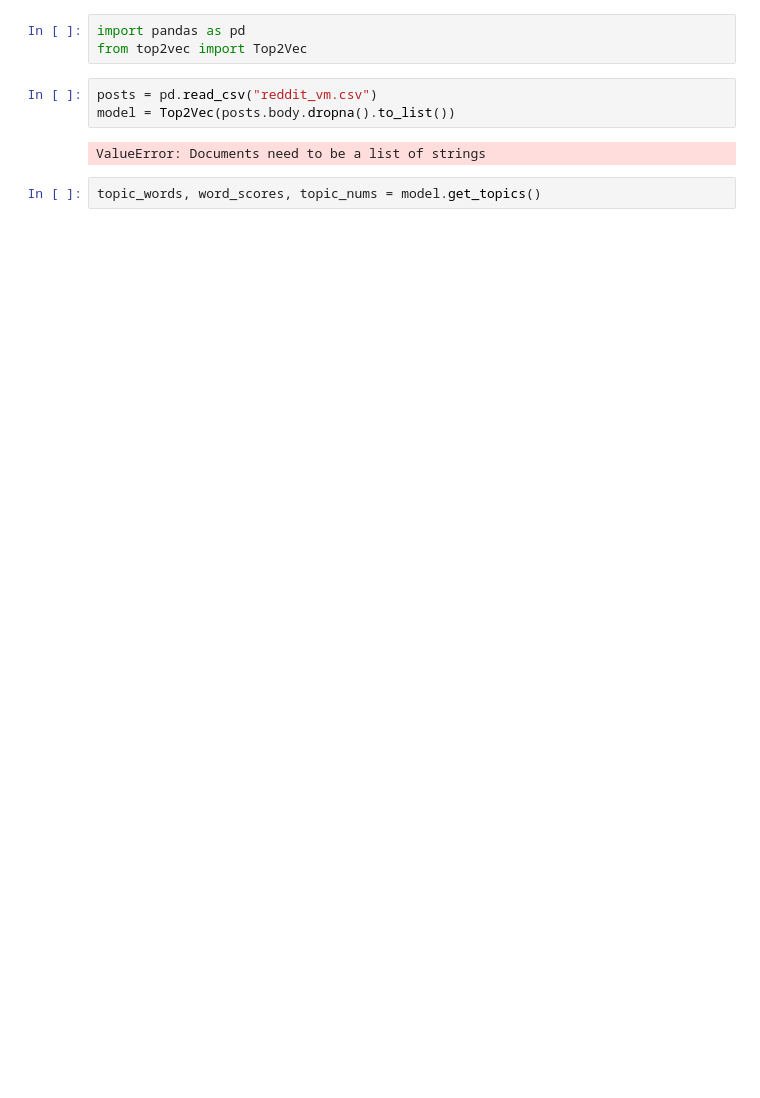
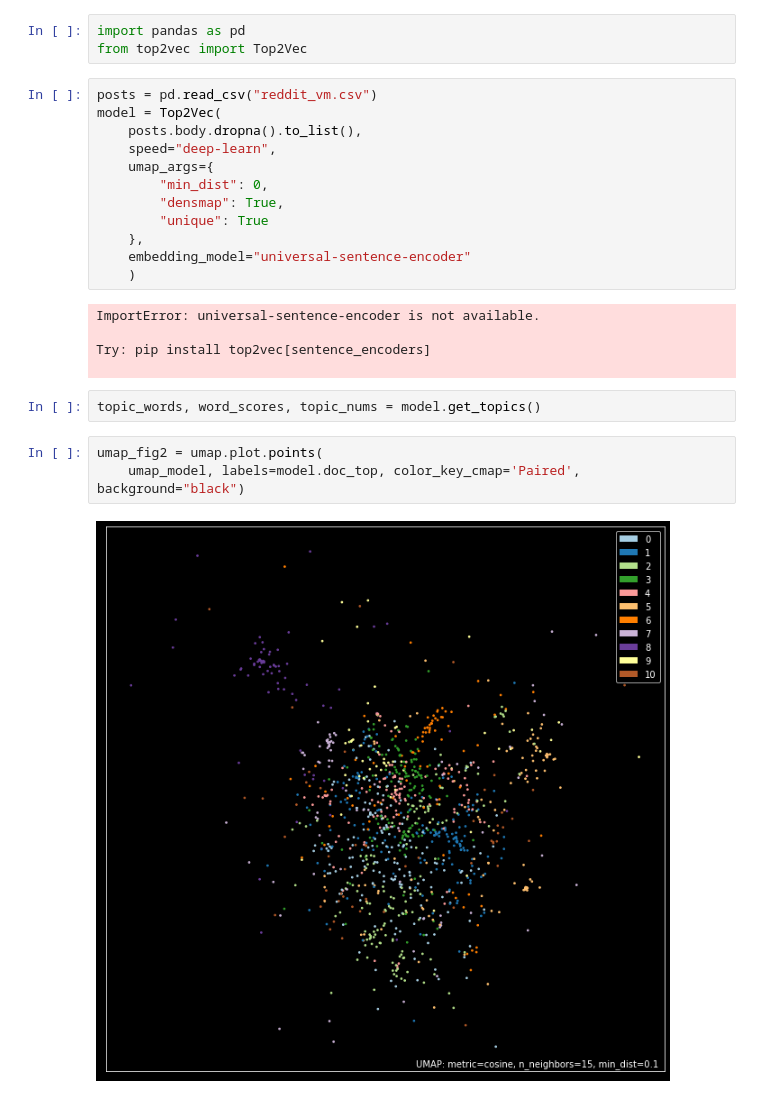
Before and after one commit to SandroMartens/sturdy-bassoon, a Jupyter notebook: Vaccacine_Myths_Reddit/clustering.ipynb, the cells around one changed output. Cells and saved outputs as stored; diff of their text form; blank space fills up the shorter version.

```diff
--- a/Vaccacine_Myths_Reddit/clustering.ipynb
+++ b/Vaccacine_Myths_Reddit/clustering.ipynb
@@ -3,8 +3,25 @@ import pandas as pd
 from top2vec import Top2Vec
 # %%
 posts = pd.read_csv("reddit_vm.csv")
-model = Top2Vec(posts.body.dropna().to_list())
+model = Top2Vec(
+    posts.body.dropna().to_list(),
+    speed="deep-learn",
+    umap_args={
+        "min_dist": 0,
+        "densmap": True,
+        "unique": True
+    },
+    embedding_model="universal-sentence-encoder"
+    )
 # %% [output]
-ValueError: Documents need to be a list of strings
+ImportError: universal-sentence-encoder is not available.
+
+Try: pip install top2vec[sentence_encoders]
+
 # %%
 topic_words, word_scores, topic_nums = model.get_topics()
+# %%
+umap_fig2 = umap.plot.points(
+    umap_model, labels=model.doc_top, color_key_cmap='Paired', background="black")
+# %% [output]
+[figure, added]
```
Also changed, not shown: parts of 4 cells of this notebook, 1 other file.
